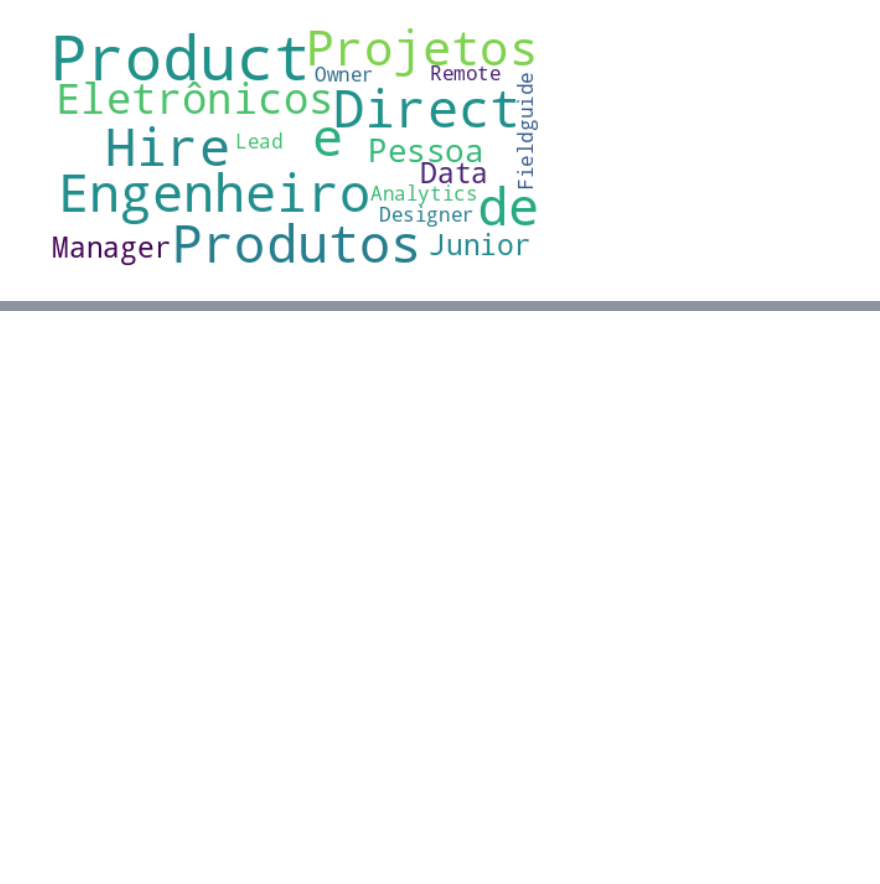
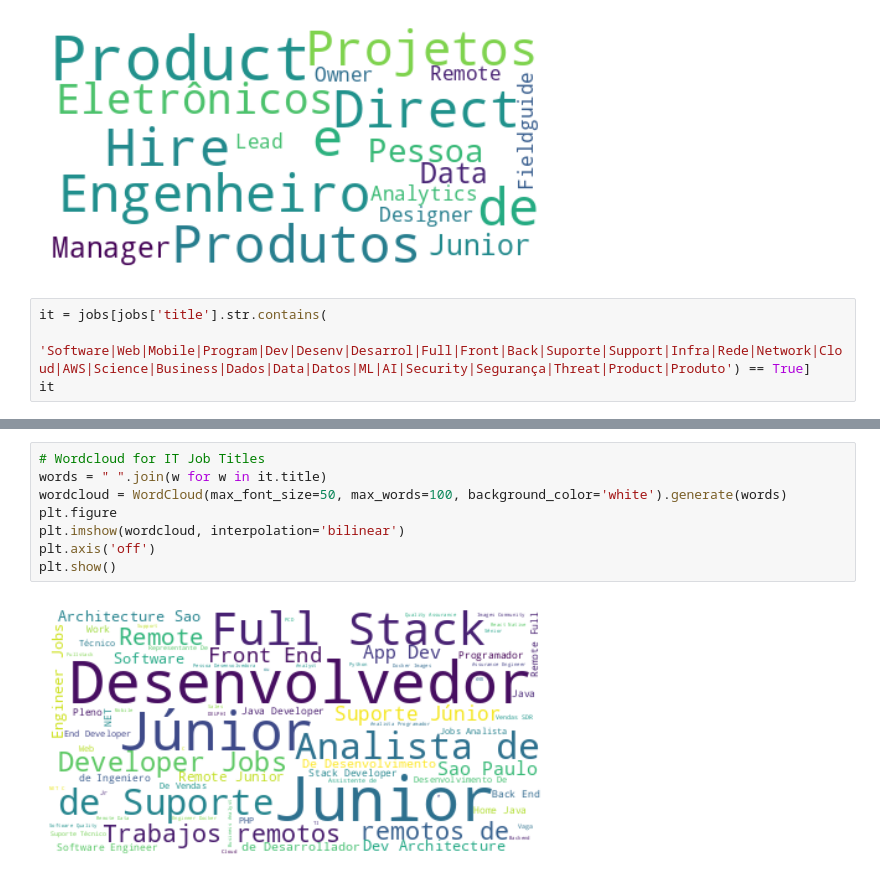
Before and after one commit to saibrotech/mentorship-data-science, a Jupyter notebook: data-prep/filter-adherence.ipynb, the cells around one changed output, grey strips where cells are left out. Drawn from its saved outputs; the diff is of its cells as text; blank space fills up the shorter version.

Commit message:
Added value counts and wordcloud for total IT job titles

```diff
--- a/data-prep/filter-adherence.ipynb
+++ b/data-prep/filter-adherence.ipynb
@@ -281,3 +281,7 @@ plt.axis('off')
 plt.show()
 # %% [output]
 [figure]
+# %%
+it = jobs[jobs['title'].str.contains(
+    'Software|Web|Mobile|Program|Dev|Desenv|Desarrol|Full|Front|Back|Suporte|Support|Infra|Rede|Network|Cloud|AWS|Science|Business|Dados|Data|Datos|ML|AI|Security|Segurança|Threat|Product|Produto') == True]
+it
@@ -283,0 +302,10 @@ plt.show()
+# %%
+# Wordcloud for IT Job Titles
+words = " ".join(w for w in it.title)
+wordcloud = WordCloud(max_font_size=50, max_words=100, background_color='white').generate(words)
+plt.figure
+plt.imshow(wordcloud, interpolation='bilinear')
+plt.axis('off')
+plt.show()
+# %% [output]
+[figure, added]
```
Also changed, not shown: parts of 4 cells of this notebook, 1 other file.
